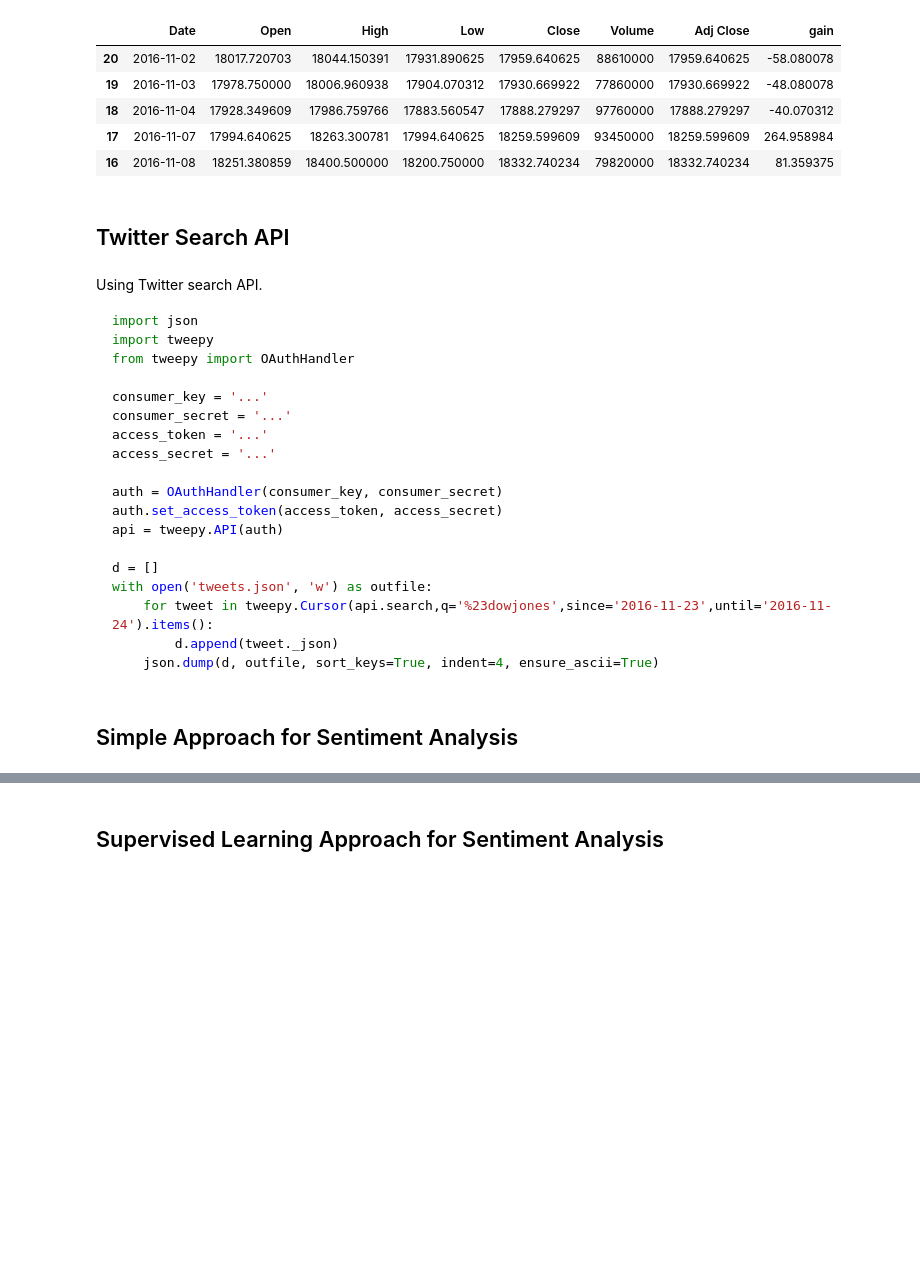
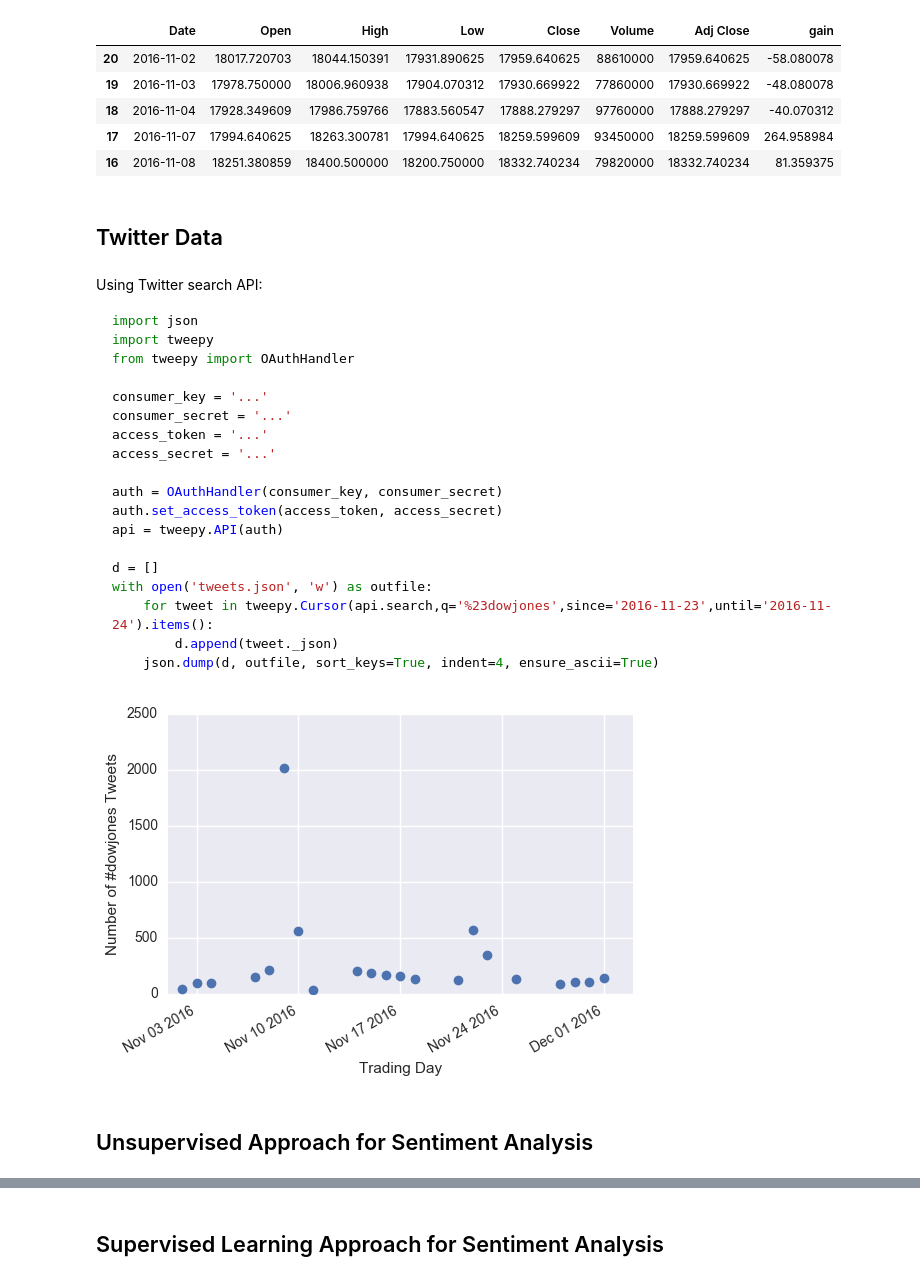
Before and after one commit to cg94301/sencast, a Jupyter notebook: sencast.py27.ipynb, the cells around one changed output, grey strips where cells are left out. Cells and saved outputs as stored; diff of their text form; code cells hidden in the pictures; blank space fills up the shorter version.

````diff
--- a/sencast.py27.ipynb
+++ b/sencast.py27.ipynb
@@ -29,9 +29,9 @@ Ticker.head()
 | 17 | 2016-11-07 | 17994.640625 | 18263.300781 | 17994.640625 | 18259.599609 | 93450000 | 18259.599609 | 264.958984 |
 | 16 | 2016-11-08 | 18251.380859 | 18400.500000 | 18200.750000 | 18332.740234 | 79820000 | 18332.740234 | 81.359375 |
 # %% [markdown]
-## Twitter Search API
+## Twitter Data
 # %% [markdown]
-Using Twitter search API.
+Using Twitter search API:
 
 ```python
 import json
@@ -53,8 +53,40 @@ with open('tweets.json', 'w') as outfile:
         d.append(tweet._json)
     json.dump(d, outfile, sort_keys=True, indent=4, ensure_ascii=True)
 ```
+# %%
+# Show number of tweets per day in sample
+import json
+from datetime import datetime
+
+lengths=[]
+dates=[]
+def process_tweets(file):
+    with open(file) as data_file:
+        data = json.load(data_file)
+    return len(data)
+
+for date in Ticker['Date']:
+    # convert string to datetime object
+    dates.append(datetime.strptime(date,'%Y-%m-%d'))
+    tweet_len = process_tweets('./data/dowjones/tweets.searchapi.' + date + '.json')
+    lengths.append(tweet_len)
+
+ls = pd.Series(lengths,name="tweets",index=dates)
+
+fig, ax = plt.subplots()
+ax.plot_date(dates, ls)
+ax.set_xlim(datetime.strptime('2016-11-01','%Y-%m-%d'),
+           datetime.strptime('2016-12-03','%Y-%m-%d'))
+plt.xlabel("Trading Day")
+plt.ylabel("Number of #dowjones Tweets")
+fig.autofmt_xdate()
+# Save before show. Otherwise empty png.
+plt.savefig('tdays.png')
+plt.show()
+# %% [output]
+[figure, added]
 # %% [markdown]
-## Simple Approach for Sentiment Analysis
+## Unsupervised Approach for Sentiment Analysis
 # %%
 import opinion
 import operator
````
Also changed, not shown: parts of 15 cells of this notebook.
